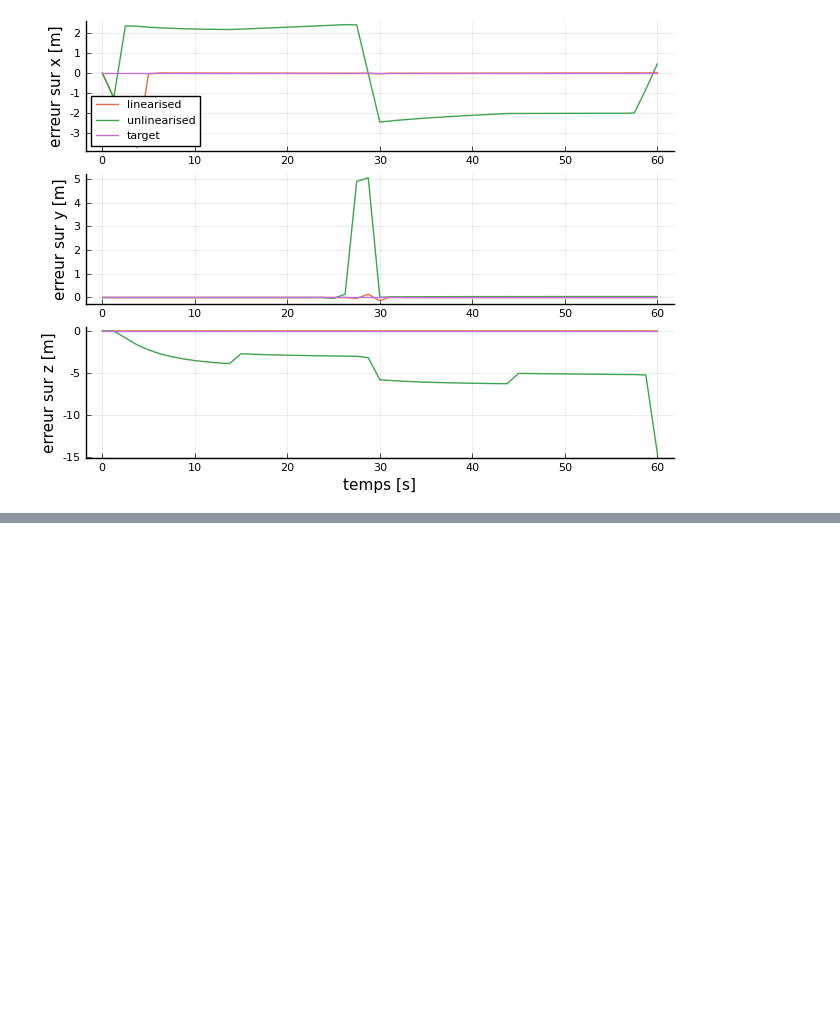
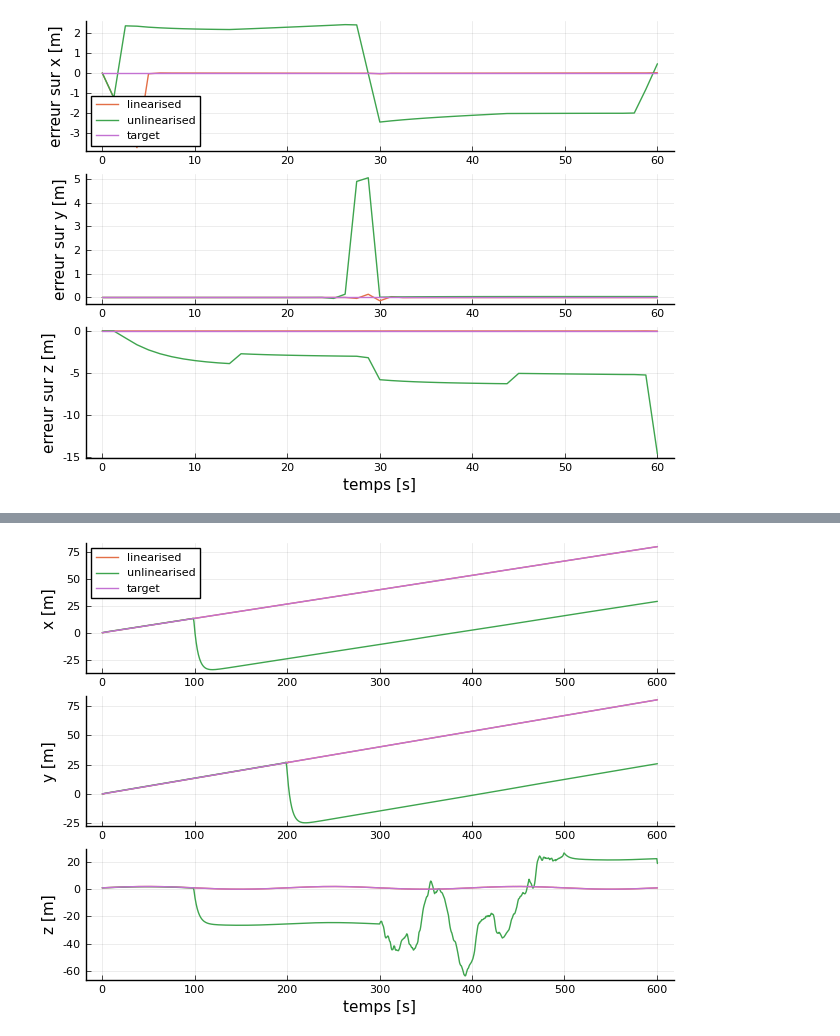
Before and after one commit to abherer-constant/MTH8408_projet, a Jupyter notebook: Showcase.ipynb, the cells around one changed output, grey strips where cells are left out. Saved outputs shown, nothing was run; the diff lists cells and outputs as text; code cells hidden in the pictures; blank space fills up the shorter version.

```diff
--- a/Showcase.ipynb
+++ b/Showcase.ipynb
@@ -53,0 +97,7 @@ target -> 0.0
+# %%
+trajectories = Dict([("target", traj_target)])
+stats_ripqp_perturb = all_at_once_RipQP(traj_target, disturbance=perturb)
+trajectories["linearised"], trajectories["unlinearised"] = sol_2_trajectory(stats_ripqp_perturb, traj_target)
+plt_pos = plot_trajectory(trajectories)
+# %% [output]
+[figure, added]
```
Also changed, not shown: parts of 7 cells of this notebook, 6 other files.
